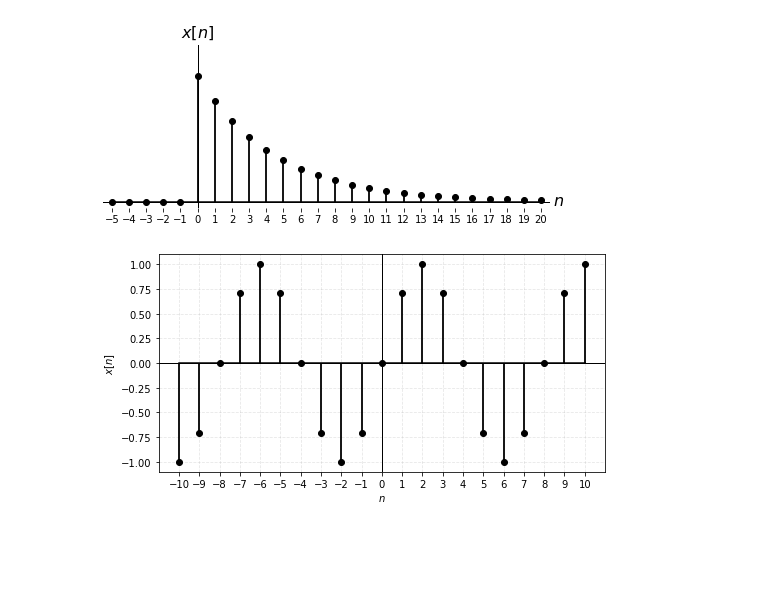
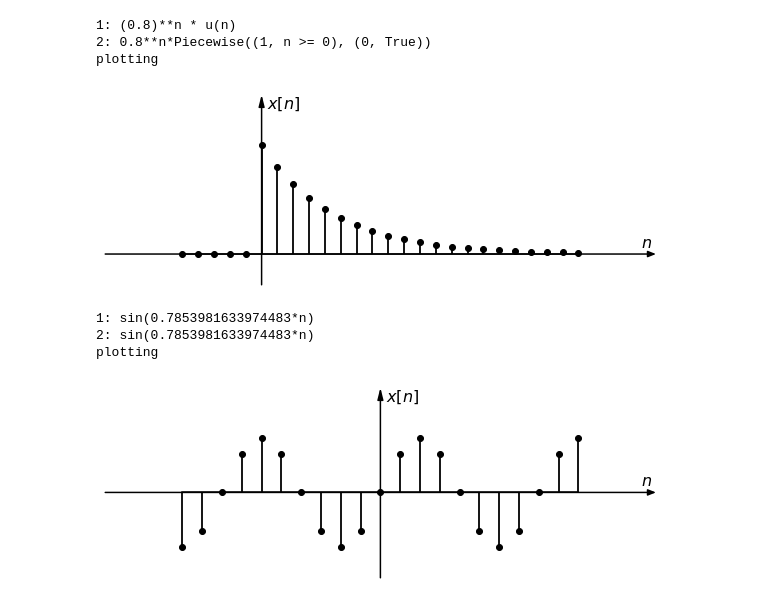
Before and after one commit to miguelmartfern/BlockDiagrams, a Jupyter notebook: docs/notebooks/discrete_signal_examples.ipynb, the cells around one changed output. Saved outputs shown, nothing was run; the diff lists cells and outputs as text; code cells hidden in the pictures; blank space fills up the shorter version.

```diff
--- a/docs/notebooks/discrete_signal_examples.ipynb
+++ b/docs/notebooks/discrete_signal_examples.ipynb
@@ -51,26 +79,32 @@ SyntaxError: invalid character '👉' (U+1F449) (1893815206.py, line 2)
 # %%
 # Ejemplo 5 — Señal exponencial
 
-dsp = DiscreteSignalPlotter(n_range=(-5, 20))
+dsp = DiscreteSignalPlotter(horiz_range=(-5, 20))
 
 # Señal causal exponencial decreciente
 dsp.add_signal("x[n] = (0.8)**n * u(n)")
 dsp.plot("x")
 # %% [output]
+1: (0.8)**n * u(n)
+2: 0.8**n*Piecewise((1, n >= 0), (0, True))
+plotting
-[figure, old version]
+[figure, new version]
 # %%
 # Ejemplo 6 — Señal seno discreta (frecuencia normalizada)
 
 import numpy as np
 
-dsp = DiscreteSignalPlotter(n_range=(-10, 10))
+dsp = DiscreteSignalPlotter(horiz_range=(-10, 10))
 
 # Señal sinusoidal discreta
 w0 = np.pi / 4
 dsp.add_signal(f"x[n] = sin({w0}*n)")
 dsp.plot("x")
 # %% [output]
+1: sin(0.7853981633974483*n)
+2: sin(0.7853981633974483*n)
+plotting
-[figure, old version]
+[figure, new version]
 # %%
 # DiscreteSignalPlotter demonstration
 
```
Also changed, not shown: parts of 5 cells of this notebook, 4 other files.
